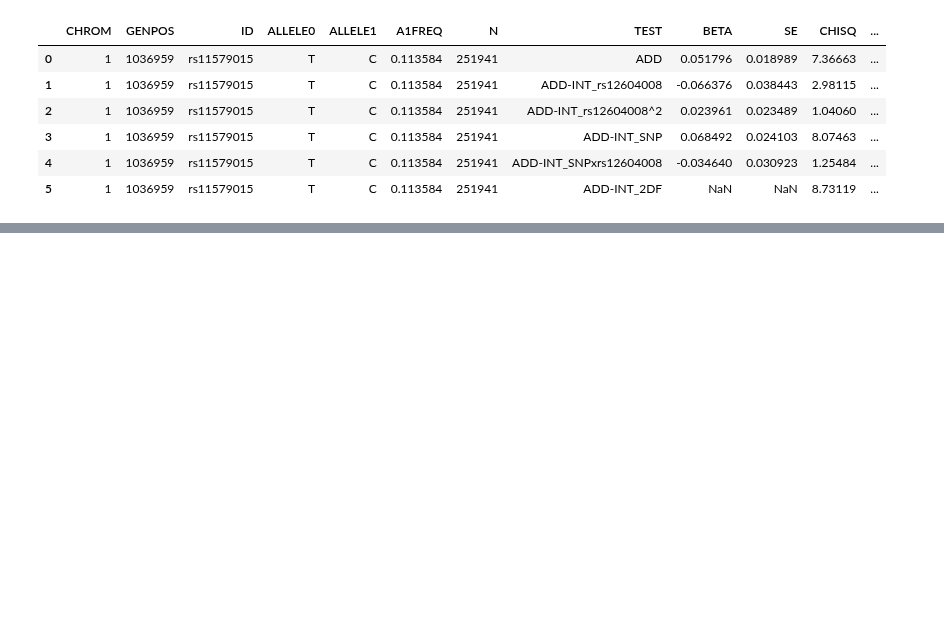
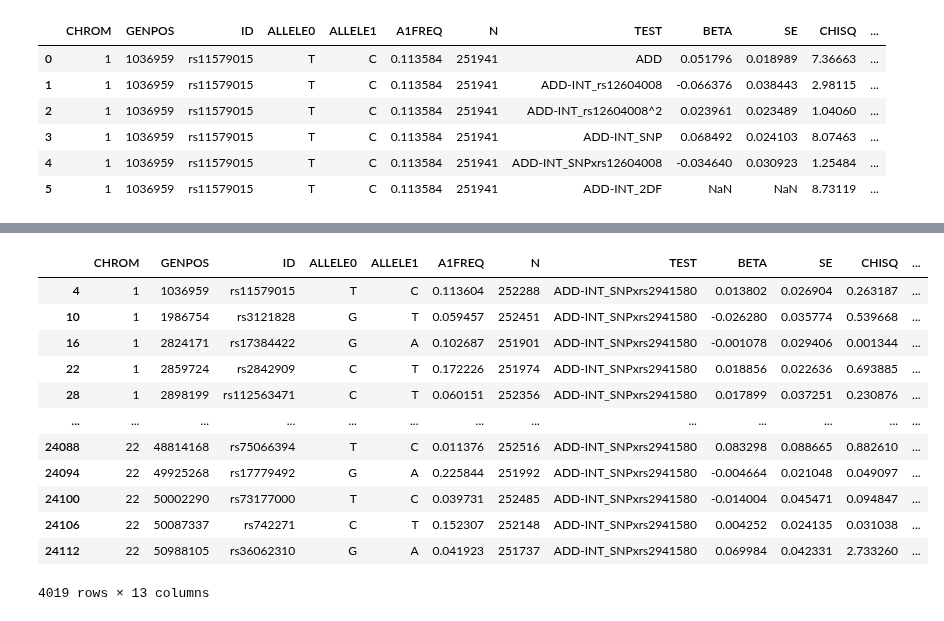
Before and after one commit to statgenetics/UKBB_GWAS_dev, a Jupyter notebook: analysis/regenie_interaction/interaction_python.ipynb, the cells around one changed output, grey strips where cells are left out. Saved outputs shown, nothing was run; the diff lists cells and outputs as text; code cells hidden in the pictures; blank space fills up the shorter version.

```diff
--- a/analysis/regenie_interaction/interaction_python.ipynb
+++ b/analysis/regenie_interaction/interaction_python.ipynb
@@ -3785,0 +3864,4 @@ df2[df2["ID"]=="rs11579015"]
+# %%
+import pandas as pd
+topsnp = pd.read_csv("~/UKBiobank/results/REGENIE_results/results_array_data/2021-10-27_f3393_array/100521_UKBB_Hearing_aid_f3393_expandedwhite_15601cases_237318ctrl_500k_PC1_PC2_f3393.regenie.top_snps.tsv",header=0,sep="\t")
+topsnp
@@ -3785,0 +3886,5 @@ df2[df2["ID"]=="rs11579015"]
+# %%
+filelist = []
+for snp in topsnp["SNP"].to_list():
+    file = '/home/gl2776/project/guangyou/interaction/newv/112421_f3393/cache/100521_UKBB_Hearing_aid_f3393_expandedwhite_15601cases_237318ctrl_500k_PC1_PC2_f3393.regenie_pred.'+str(snp)+'_f3393.regenie.gz'
+    filelist.append(file)
@@ -3785,0 +3893,4 @@ df2[df2["ID"]=="rs11579015"]
+# %%
+indexsnp = pd.read_csv("~/project/guangyou/interaction/bfile/f3393/f3393.snplist",header=None)[0].to_list()
+topsnplist = topsnp["SNP"].to_list()
+[x for x in topsnplist if x in indexsnp]
@@ -3785,0 +3909,22 @@ df2[df2["ID"]=="rs11579015"]
+# %%
+filelist = []
+for snp in [x for x in topsnplist if x in indexsnp]:
+    file = '/home/gl2776/project/guangyou/interaction/newv/112421_f3393/cache/100521_UKBB_Hearing_aid_f3393_expandedwhite_15601cases_237318ctrl_500k_PC1_PC2_f3393.regenie_pred.'+str(snp)+'_f3393.regenie.gz'
+    filelist.append(file)
+
+df = pd.read_csv(filelist[0],compression = "gzip",header=0,sep=" ")
+df[df["TEST"].str.startswith("ADD-INT_SNPx")]
+# %% [output]
+|  | CHROM | GENPOS | ID | ALLELE0 | ALLELE1 | A1FREQ | N | TEST | BETA | SE | CHISQ | ... |
+| 4 | 1 | 1036959 | rs11579015 | T | C | 0.113604 | 252288 | ADD-INT_SNPxrs2941580 | 0.013802 | 0.026904 | 0.263187 | ... |
+| 10 | 1 | 1986754 | rs3121828 | G | T | 0.059457 | 252451 | ADD-INT_SNPxrs2941580 | -0.026280 | 0.035774 | 0.539668 | ... |
+| 16 | 1 | 2824171 | rs17384422 | G | A | 0.102687 | 251901 | ADD-INT_SNPxrs2941580 | -0.001078 | 0.029406 | 0.001344 | ... |
+| 22 | 1 | 2859724 | rs2842909 | C | T | 0.172226 | 251974 | ADD-INT_SNPxrs2941580 | 0.018856 | 0.022636 | 0.693885 | ... |
+| 28 | 1 | 2898199 | rs112563471 | C | T | 0.060151 | 252356 | ADD-INT_SNPxrs2941580 | 0.017899 | 0.037251 | 0.230876 | ... |
+| ... | ... | ... | ... | ... | ... | ... | ... | ... | ... | ... | ... | ... |
+| 24088 | 22 | 48814168 | rs75066394 | T | C | 0.011376 | 252516 | ADD-INT_SNPxrs2941580 | 0.083298 | 0.088665 | 0.882610 | ... |
+| 24094 | 22 | 49925268 | rs17779492 | G | A | 0.225844 | 251992 | ADD-INT_SNPxrs2941580 | -0.004664 | 0.021048 | 0.049097 | ... |
+| 24100 | 22 | 50002290 | rs73177000 | T | C | 0.039731 | 252485 | ADD-INT_SNPxrs2941580 | -0.014004 | 0.045471 | 0.094847 | ... |
+| 24106 | 22 | 50087337 | rs742271 | C | T | 0.152307 | 252148 | ADD-INT_SNPxrs2941580 | 0.004252 | 0.024135 | 0.031038 | ... |
+| 24112 | 22 | 50988105 | rs36062310 | G | A | 0.041923 | 251737 | ADD-INT_SNPxrs2941580 | 0.069984 | 0.042331 | 2.733260 | ... |
+4019 rows × 13 columns
```
Also changed, not shown: parts of 29 cells of this notebook, 2 other files.
